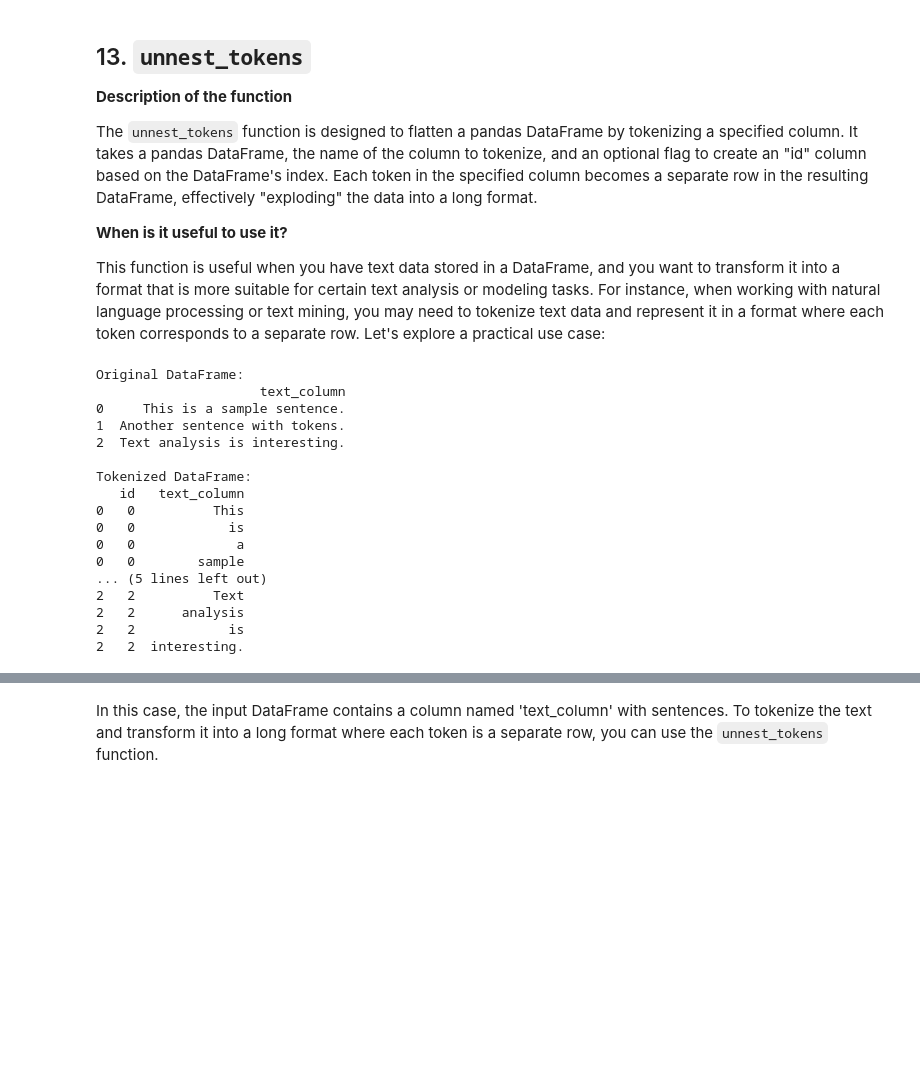
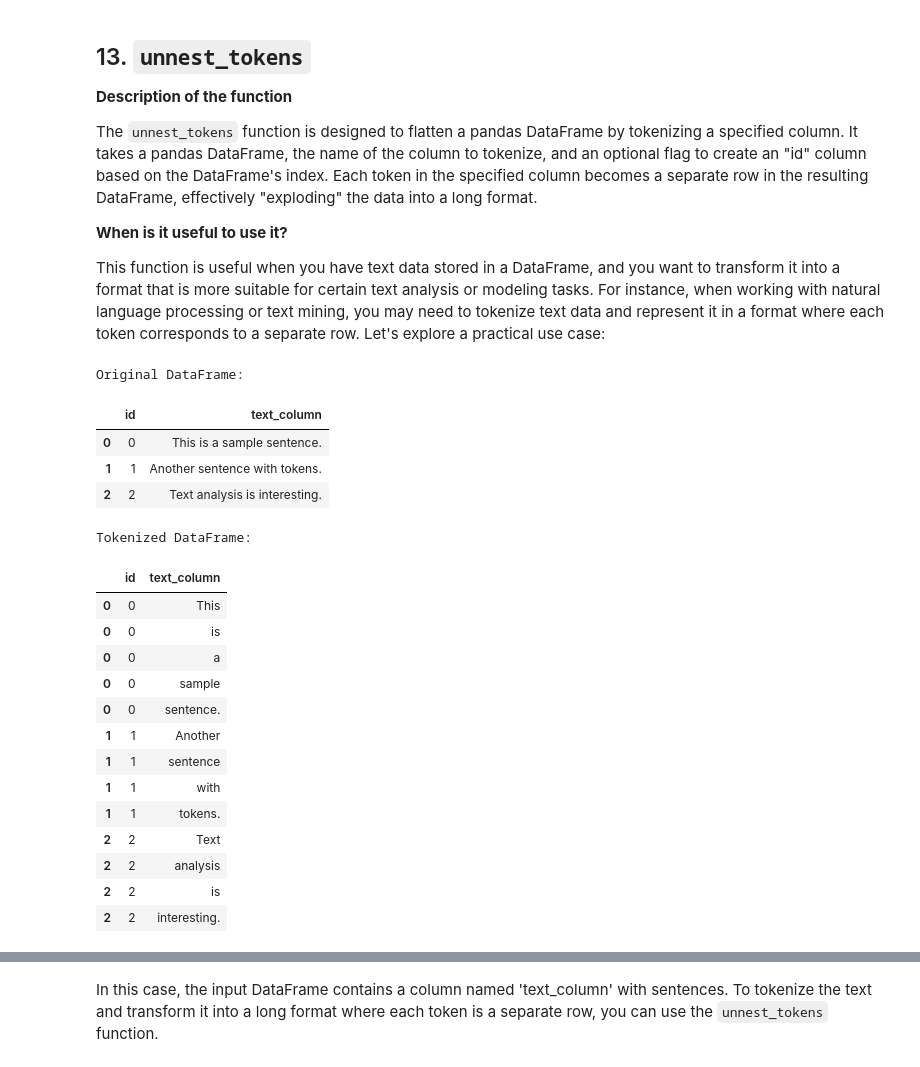
Before and after one commit to lgomezt/tidyX, a Jupyter notebook: docs/source/examples/tutorial.ipynb, the cells around one changed output, grey strips where cells are left out. Saved outputs shown, nothing was run; the diff lists cells and outputs as text; code cells hidden in the pictures; blank space fills up the shorter version.

Commit message:
fix unnest tokens

```diff
--- a/docs/source/examples/tutorial.ipynb
+++ b/docs/source/examples/tutorial.ipynb
@@ -392,29 +355,33 @@ import pandas as pd
 data = {'text_column': ["This is a sample sentence.",
                         "Another sentence with tokens.",
                         "Text analysis is interesting."]}
-df = pd.DataFrame(data)
+df = pd.DataFrame(data).reset_index(names = "id")
 print("Original DataFrame:")
-print(df)
-
-# Apply unnest_tokens function to tokenize the text column
-tokenized_df = tp.unnest_tokens(df=df, input_column='text_column')
-print("\nTokenized DataFrame:")
-print(tokenized_df)
+df
 # %% [output]
 Original DataFrame:
-                     text_column
-0     This is a sample sentence.
-1  Another sentence with tokens.
-2  Text analysis is interesting.
-
-Tokenized DataFrame:
-   id   text_column
-0   0          This
-0   0            is
-0   0             a
-0   0        sample
-... (5 lines left out)
-2   2          Text
-2   2      analysis
-2   2            is
-2   2  interesting.
+|  | id | text_column |
+| 0 | 0 | This is a sample sentence. |
+| 1 | 1 | Another sentence with tokens. |
+| 2 | 2 | Text analysis is interesting. |
+# %%
+# Apply unnest_tokens function to tokenize the text column
+tokenized_df = tp.unnest_tokens(df=df, input_column='text_column')
+print("\nTokenized DataFrame:")
+tokenized_df
+# %% [output]
+Tokenized DataFrame:
+|  | id | text_column |
+| 0 | 0 | This |
+| 0 | 0 | is |
+| 0 | 0 | a |
+| 0 | 0 | sample |
+| 0 | 0 | sentence. |
+| 1 | 1 | Another |
+| 1 | 1 | sentence |
+| 1 | 1 | with |
+| 1 | 1 | tokens. |
+| 2 | 2 | Text |
+| 2 | 2 | analysis |
+| 2 | 2 | is |
+| 2 | 2 | interesting. |
```
Also changed, not shown: parts of 7 cells of this notebook, 6 other files.
